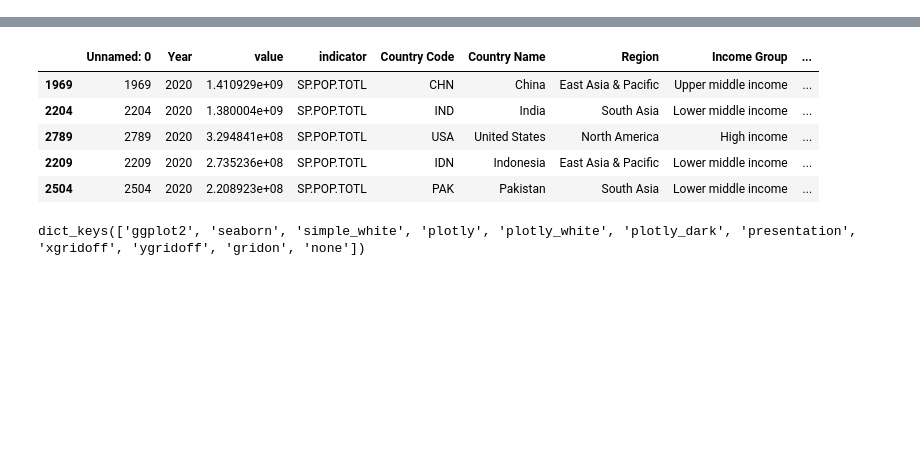
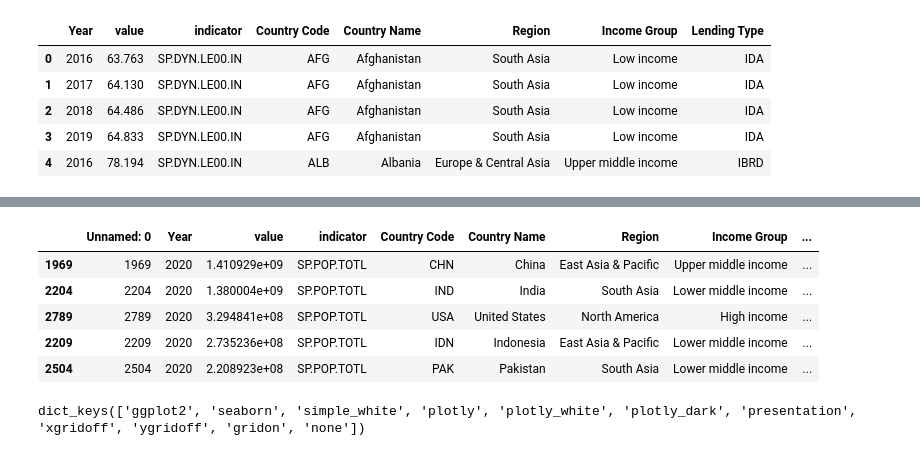
Before and after one commit to DATA-690-SPRING-2022/jay_data690, a Jupyter notebook: jay_part_b.ipynb, the cells around one changed output, grey strips where cells are left out. Cells and saved outputs as stored; diff of their text form; code cells hidden in the pictures; blank space fills up the shorter version.

```diff
--- a/jay_part_b.ipynb
+++ b/jay_part_b.ipynb
@@ -40,3 +40,14 @@ df.sample(10)
 | 780 | 780 | 2019 | 7.966829e+01 | SP.DYN.LE00.IN | VIR | Virgin Islands (U.S.) | Latin America & Caribbean | High income | ... |
 | 3190 | 3190 | 2018 | 9.300000e+00 | SH.STA.SUIC.P5 | PRK | Korea, Dem. People's Rep. | East Asia & Pacific | Low income | ... |
 | 947 | 947 | 2019 | 4.574403e+03 | NY.GDP.PCAP.PP.CD | KHM | Cambodia | East Asia & Pacific | Lower middle income | ... |
+# %%
+df.drop(columns=["Unnamed: 0"], inplace=True)
+
+df.head()
+# %% [output]
+|  | Year | value | indicator | Country Code | Country Name | Region | Income Group | Lending Type |
+| 0 | 2016 | 63.763 | SP.DYN.LE00.IN | AFG | Afghanistan | South Asia | Low income | IDA |
+| 1 | 2017 | 64.130 | SP.DYN.LE00.IN | AFG | Afghanistan | South Asia | Low income | IDA |
+| 2 | 2018 | 64.486 | SP.DYN.LE00.IN | AFG | Afghanistan | South Asia | Low income | IDA |
+| 3 | 2019 | 64.833 | SP.DYN.LE00.IN | AFG | Afghanistan | South Asia | Low income | IDA |
+| 4 | 2016 | 78.194 | SP.DYN.LE00.IN | ALB | Albania | Europe & Central Asia | Upper middle income | IBRD |
```
Also changed, not shown: parts of 4 cells of this notebook.
